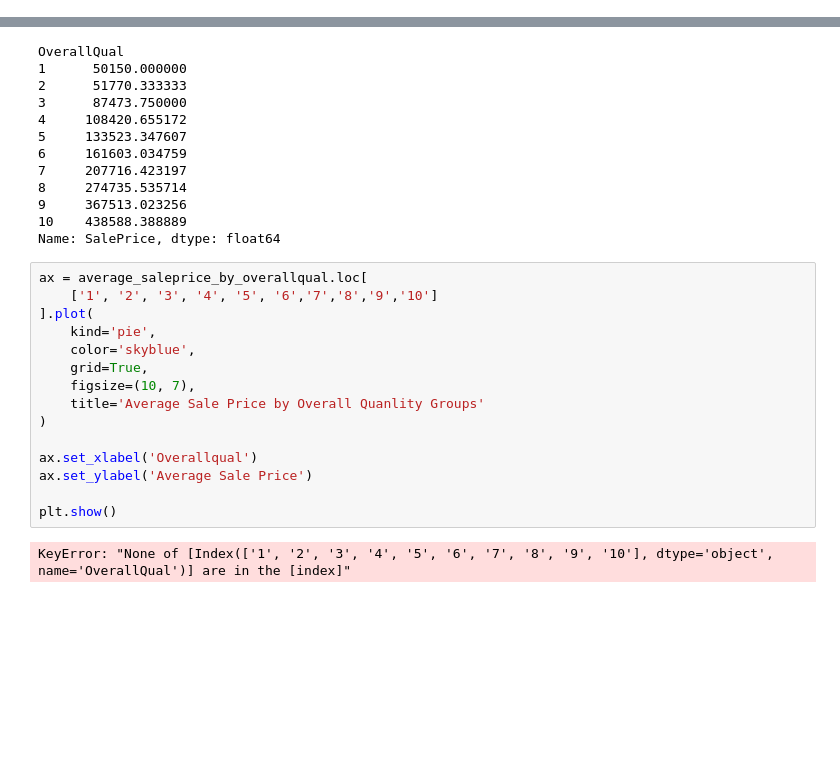
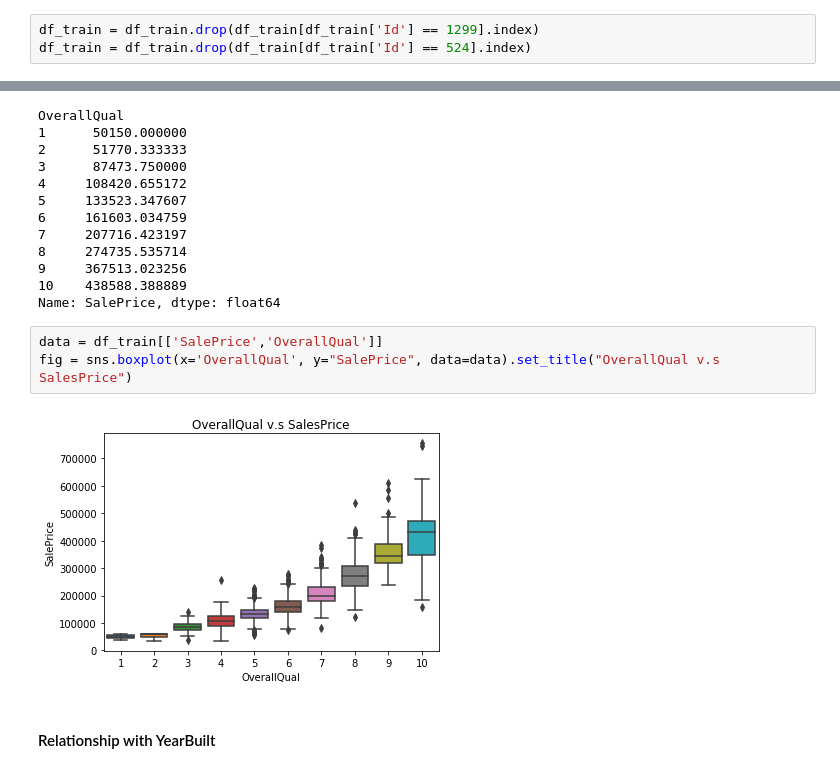
Before and after one commit to danjessicali/PythonAnalyticsPlass, a Jupyter notebook: House_Price_train.ipynb, the cells around one changed output, grey strips where cells are left out. Drawn from its saved outputs; the diff is of its cells as text; blank space fills up the shorter version.

Commit message:
House Price Project Complete

```diff
--- a/House_Price_train.ipynb
+++ b/House_Price_train.ipynb
@@ -133 +262,4 @@ Name: LotFrontage, dtype: float64
+# %%
+df_train = df_train.drop(df_train[df_train['Id'] == 1299].index)
+df_train = df_train.drop(df_train[df_train['Id'] == 524].index)
 # %% [markdown]
@@ -199,20 +332,10 @@ OverallQual
 9     367513.023256
 10    438588.388889
 Name: SalePrice, dtype: float64
-# %%
-ax = average_saleprice_by_overallqual.loc[
-    ['1', '2', '3', '4', '5', '6','7','8','9','10']
-].plot(
-    kind='pie',
-    color='skyblue',
-    grid=True,
-    figsize=(10, 7),
-    title='Average Sale Price by Overall Quanlity Groups'
-)
-
-ax.set_xlabel('Overallqual')
-ax.set_ylabel('Average Sale Price')
-
-plt.show()
-# %% [output]
-KeyError: "None of [Index(['1', '2', '3', '4', '5', '6', '7', '8', '9', '10'], dtype='object', name='OverallQual')] are in the [index]"
+# %%
+data = df_train[['SalePrice','OverallQual']]
+fig = sns.boxplot(x='OverallQual', y="SalePrice", data=data).set_title("OverallQual v.s SalesPrice")
+# %% [output]
+[figure, added]
+# %% [markdown]
+#### Relationship with YearBuilt
```
Also changed, not shown: parts of 31 cells of this notebook.
